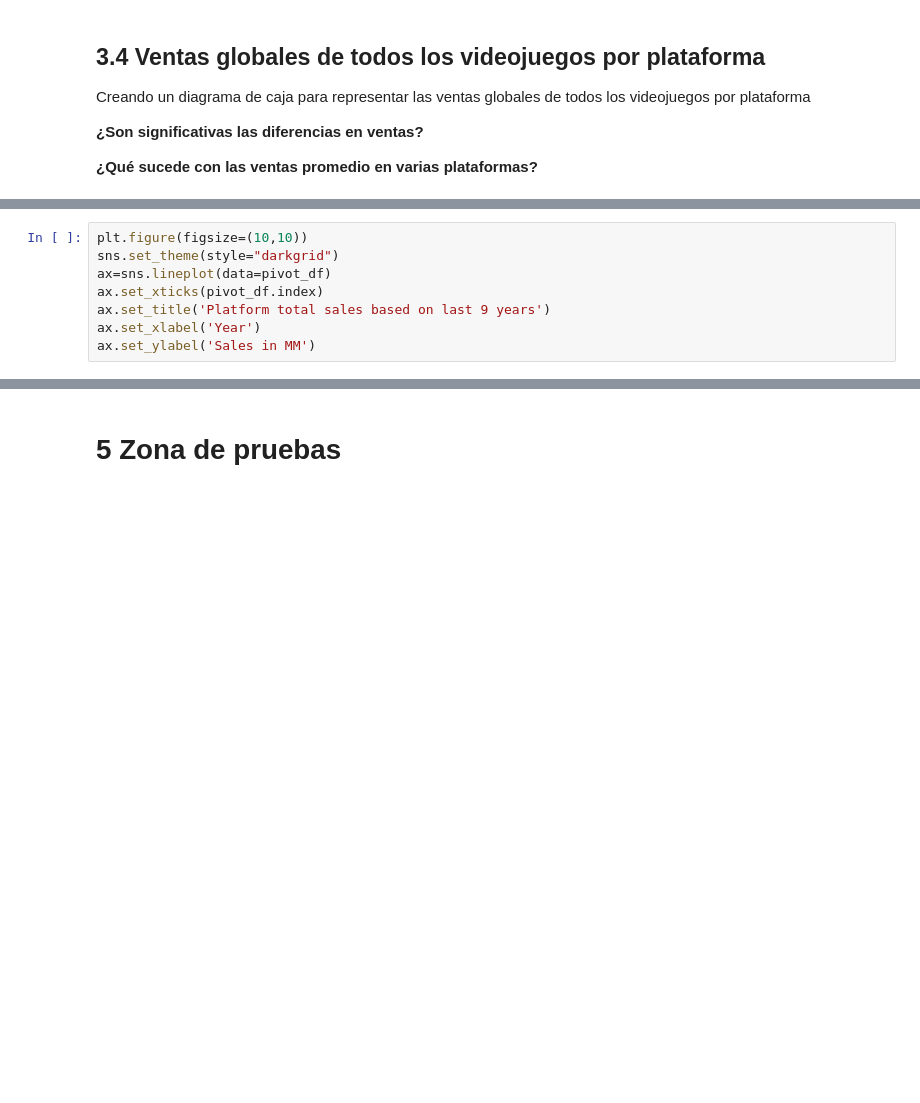
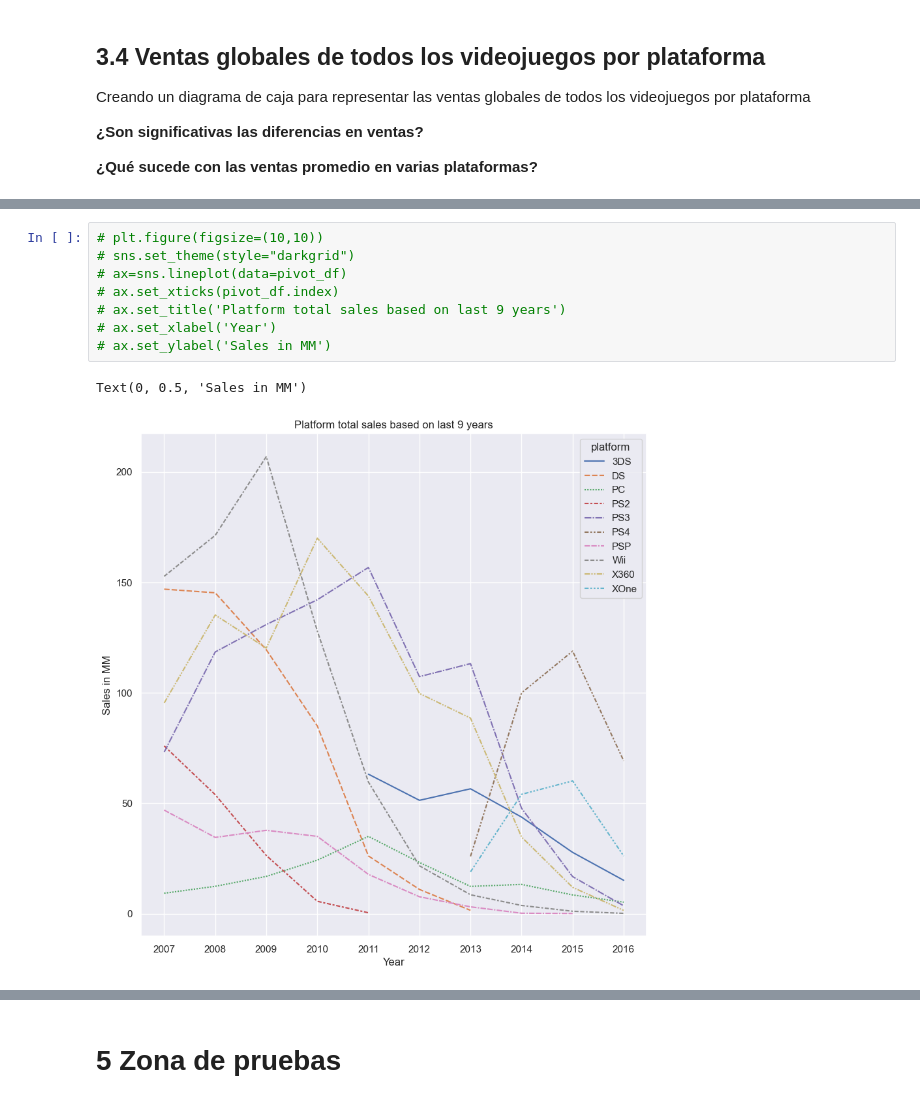
Before and after one commit to OmiHdz/project_s6, a Jupyter notebook: project_s6.ipynb, the cells around one changed output, grey strips where cells are left out. Saved outputs shown, nothing was run; the diff lists cells and outputs as text; blank space fills up the shorter version.

```diff
--- a/project_s6.ipynb
+++ b/project_s6.ipynb
@@ -419,11 +905,14 @@ top_7
 # %%
-plt.figure(figsize=(10,10))
-sns.set_theme(style="darkgrid")
-ax=sns.lineplot(data=pivot_df)
-ax.set_xticks(pivot_df.index)
-ax.set_title('Platform total sales based on last 9 years')
-ax.set_xlabel('Year')
-ax.set_ylabel('Sales in MM')
+# plt.figure(figsize=(10,10))
+# sns.set_theme(style="darkgrid")
+# ax=sns.lineplot(data=pivot_df)
+# ax.set_xticks(pivot_df.index)
+# ax.set_title('Platform total sales based on last 9 years')
+# ax.set_xlabel('Year')
+# ax.set_ylabel('Sales in MM')
+# %% [output]
+Text(0, 0.5, 'Sales in MM')
+[figure, added]
 # %%
 #plt.plot(kind='lineplot',data=t2)
 #t2_unmelted=
```
Also changed, not shown: parts of 57 cells of this notebook.
